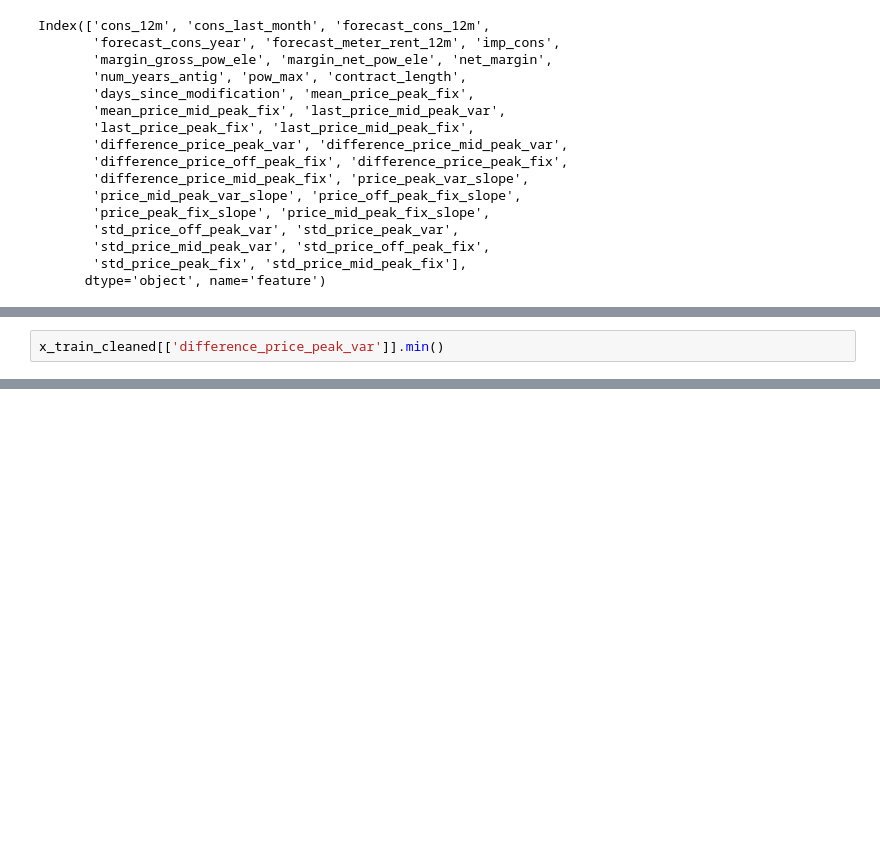
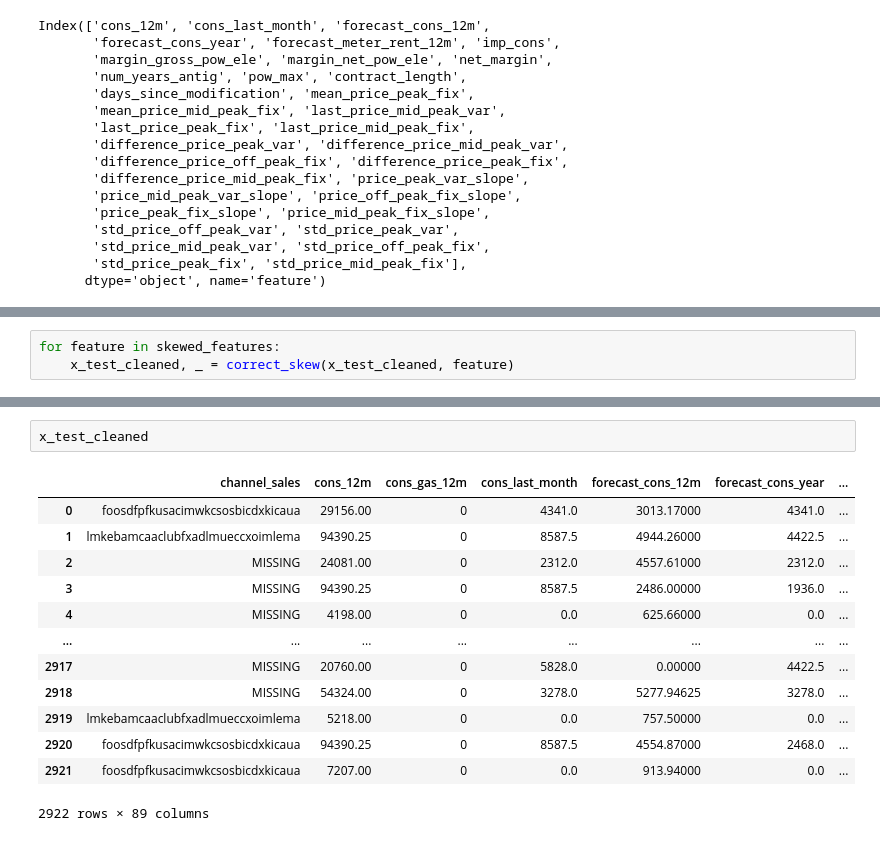
Before and after one commit to RodolfoPCruz/powerco-churn, a Jupyter notebook: Notebooks/Feature_Engineering.ipynb, the cells around one changed output, grey strips where cells are left out. Saved outputs shown, nothing was run; the diff lists cells and outputs as text; blank space fills up the shorter version.

```diff
--- a/Notebooks/Feature_Engineering.ipynb
+++ b/Notebooks/Feature_Engineering.ipynb
@@ -490,3 +490,4 @@ for feature in skewed_features:
 # %%
-x_train_cleaned[['difference_price_peak_var']].min()
+for feature in skewed_features:
+    x_test_cleaned, _ = correct_skew(x_test_cleaned, feature)
 # %% [output]
@@ -504,0 +511,16 @@ x, resultados = correct_skew(x_train_cleaned, 'difference_price_peak_var')
+# %%
+x_test_cleaned
+# %% [output]
+|  | channel_sales | cons_12m | cons_gas_12m | cons_last_month | forecast_cons_12m | forecast_cons_year | ... |
+| 0 | foosdfpfkusacimwkcsosbicdxkicaua | 29156.00 | 0 | 4341.0 | 3013.17000 | 4341.0 | ... |
+| 1 | lmkebamcaaclubfxadlmueccxoimlema | 94390.25 | 0 | 8587.5 | 4944.26000 | 4422.5 | ... |
+| 2 | MISSING | 24081.00 | 0 | 2312.0 | 4557.61000 | 2312.0 | ... |
+| 3 | MISSING | 94390.25 | 0 | 8587.5 | 2486.00000 | 1936.0 | ... |
+| 4 | MISSING | 4198.00 | 0 | 0.0 | 625.66000 | 0.0 | ... |
+| ... | ... | ... | ... | ... | ... | ... | ... |
+| 2917 | MISSING | 20760.00 | 0 | 5828.0 | 0.00000 | 4422.5 | ... |
+| 2918 | MISSING | 54324.00 | 0 | 3278.0 | 5277.94625 | 3278.0 | ... |
+| 2919 | lmkebamcaaclubfxadlmueccxoimlema | 5218.00 | 0 | 0.0 | 757.50000 | 0.0 | ... |
+| 2920 | foosdfpfkusacimwkcsosbicdxkicaua | 94390.25 | 0 | 8587.5 | 4554.87000 | 2468.0 | ... |
+| 2921 | foosdfpfkusacimwkcsosbicdxkicaua | 7207.00 | 0 | 0.0 | 913.94000 | 0.0 | ... |
+2922 rows × 89 columns
```
Also changed, not shown: parts of 4 cells of this notebook, 1 other file.
